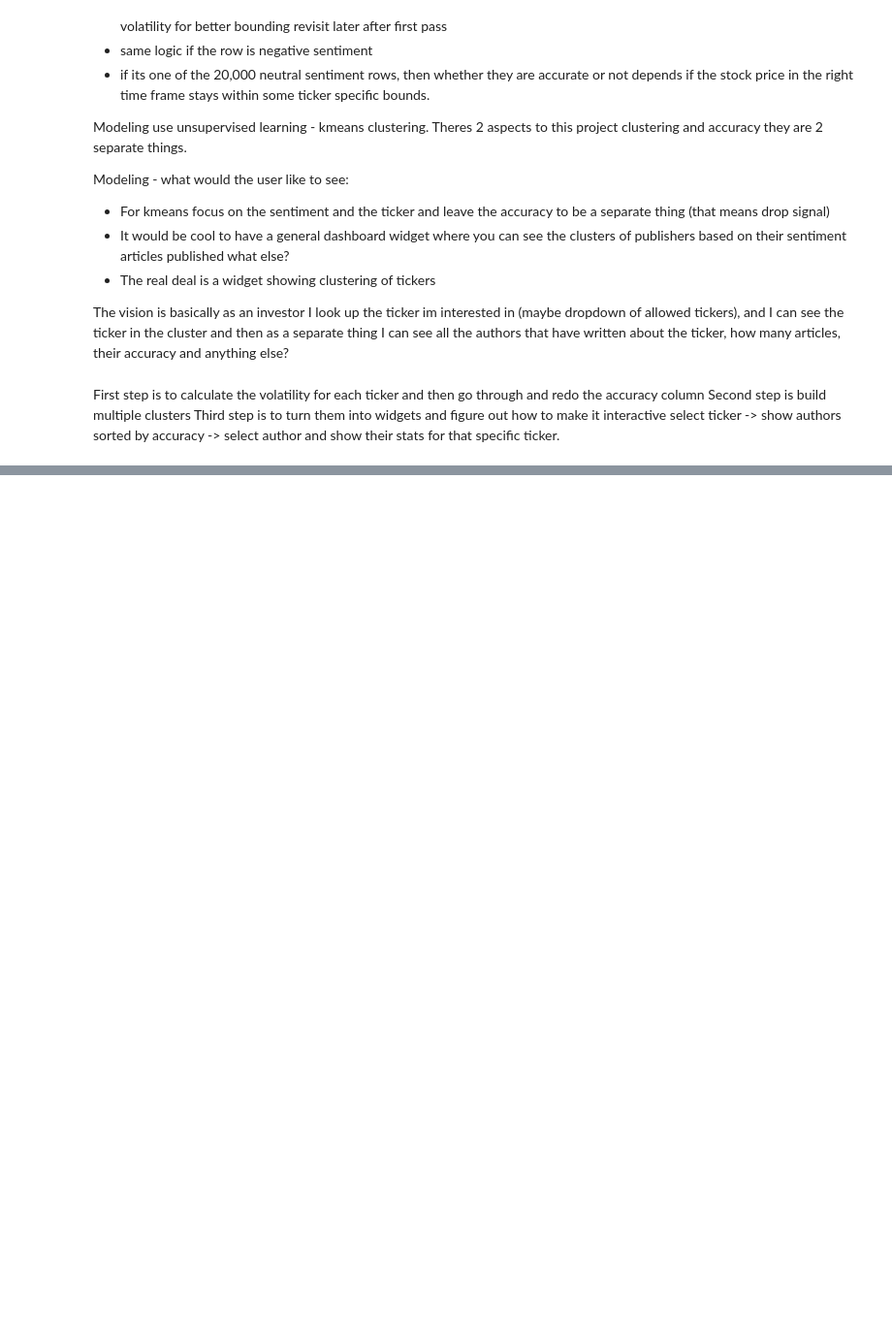
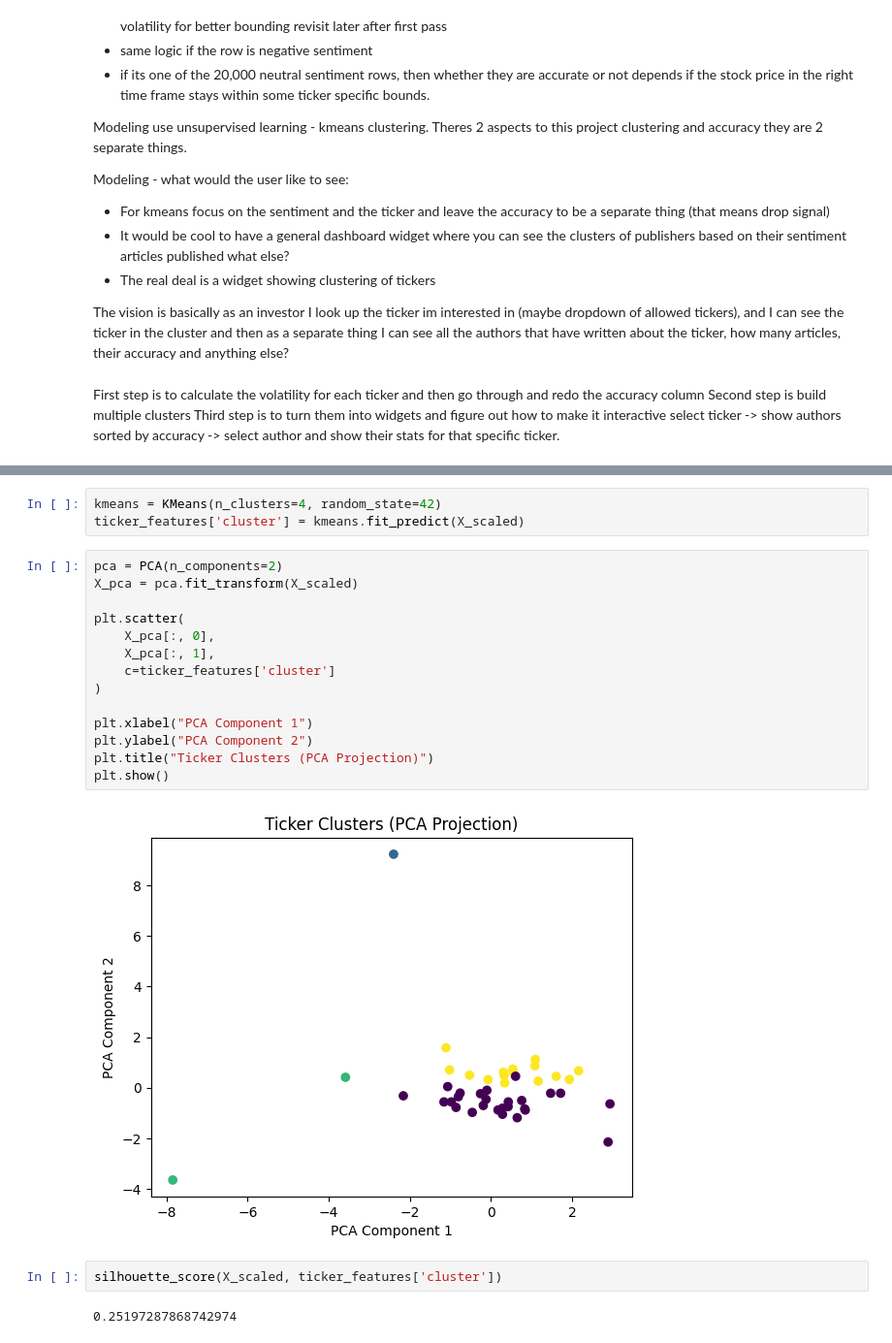
Before and after one commit to AJDodds3/CAP5771_andrew.dodds, a Jupyter notebook: raw_work/milestone2prep.ipynb, the cells around one changed output, grey strips where cells are left out. Shown at 97% size. Drawn from its saved outputs; the diff is of its cells as text; blank space fills up the shorter version.

```diff
--- a/raw_work/milestone2prep.ipynb
+++ b/raw_work/milestone2prep.ipynb
@@ -43,0 +216,23 @@ data.head()
+# %%
+kmeans = KMeans(n_clusters=4, random_state=42)
+ticker_features['cluster'] = kmeans.fit_predict(X_scaled)
+# %%
+pca = PCA(n_components=2)
+X_pca = pca.fit_transform(X_scaled)
+
+plt.scatter(
+    X_pca[:, 0],
+    X_pca[:, 1],
+    c=ticker_features['cluster']
+)
+
+plt.xlabel("PCA Component 1")
+plt.ylabel("PCA Component 2")
+plt.title("Ticker Clusters (PCA Projection)")
+plt.show()
+# %% [output]
+[figure, added]
+# %%
+silhouette_score(X_scaled, ticker_features['cluster'])
+# %% [output]
+0.25197287868742974
```
Also changed, not shown: parts of 21 cells of this notebook, 3 other files.
